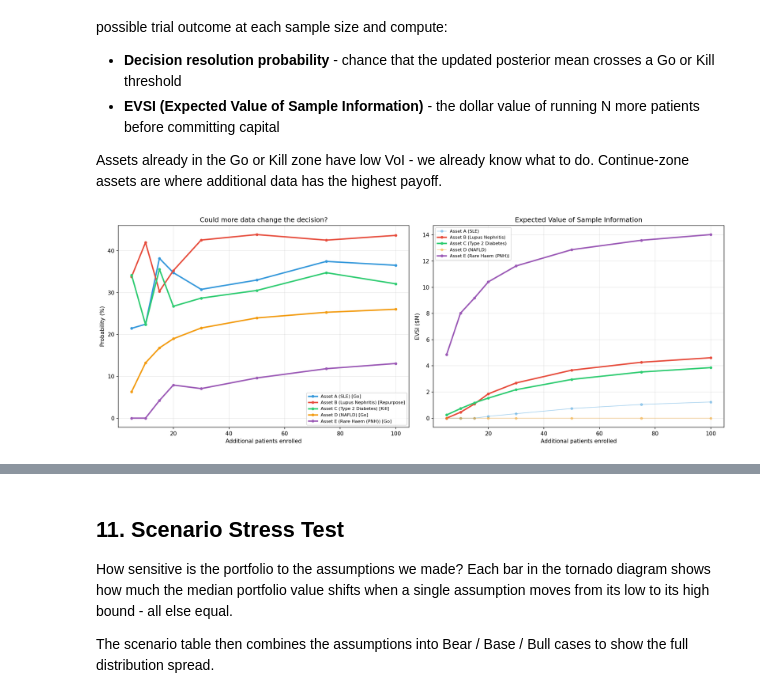
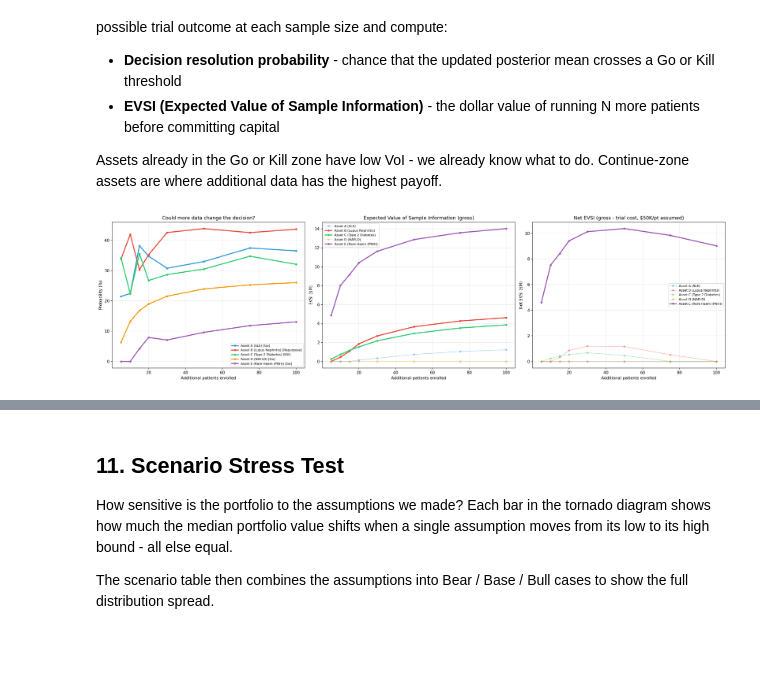
Before and after one commit to ChristopherSNelson/PoTS_decisionTool, a Jupyter notebook: portfolio_demo.ipynb, the cells around one changed output, grey strips where cells are left out. Drawn from its saved outputs; the diff is of its cells as text; code cells hidden in the pictures; blank space fills up the shorter version.

```diff
--- a/portfolio_demo.ipynb
+++ b/portfolio_demo.ipynb
@@ -177,22 +177,30 @@ display(decision_df[['Asset', 'Phase', 'Current Indication', 'PoTS', '90% CI',
 ## 6. Capital Allocation
 # %%
 budget = 350
-enpv, funded, remaining = capital_allocation(mean_post, revenue, cost, budget)
+decisions_list = decision_df['Decision'].tolist()
+enpv, funded, remaining = capital_allocation(mean_post, revenue, cost, budget,
+                                              decisions=decisions_list)
 
 order = np.argsort(-enpv)
 max_enpv = max(abs(enpv))
 
 fig, ax = plt.subplots(figsize=(10, 5))
 y_labels = [f'{assets[i]} - {indications[i]}' for i in order]
-bar_colors = ['#2ecc71' if funded[i] else '#cccccc' for i in order]
-ax.barh(y_labels, enpv[order], color=bar_colors)
+bar_colors = ['#2ecc71' if funded[i] else ('#e74c3c' if decisions_list[i] == 'Kill' else '#cccccc') for i in order]
+bars = ax.barh(y_labels, enpv[order], color=bar_colors)
+for j, i in enumerate(order):
+    if decisions_list[i] == 'Kill':
+        bars[j].set_hatch('//')
 ax.axvline(x=0, color='black', linewidth=1)
 
 for j, i in enumerate(order):
     val = enpv[i]
-    label = f'{chr(36)}{abs(val):.0f}M'
     if funded[i]:
-        label += ' - FUNDED'
+        label = f'{chr(36)}{abs(val):.0f}M - FUNDED'
+    elif decisions_list[i] == 'Kill':
+        label = f'{chr(36)}{abs(val):.0f}M - KILLED'
+    else:
+        label = f'{chr(36)}{abs(val):.0f}M'
     if val > max_enpv * 0.4:
         ax.text(val - 8, j, label, va='center', ha='right',
                 fontsize=9, fontweight='bold', color='white')
@@ -200,7 +208,7 @@ for j, i in enumerate(order):
         ax.text(max(val, 0) + 8, j, label, va='center', ha='left', fontsize=9)
 
 ax.set_xlabel('Expected NPV ({})'.format(chr(36) + 'M'))
-ax.set_title(f'Capital Allocation (Budget: {chr(36)}{budget}M)')
+ax.set_title(f'Capital Allocation (Budget: {chr(36)}{budget}M) - killed assets excluded')
 fig.tight_layout()
 fig.savefig('plots/capital_allocation.png', bbox_inches='tight')
 plt.show()
@@ -333,9 +341,11 @@ and compute:
 Assets already in the Go or Kill zone have low VoI - we already know what to do.
 Continue-zone assets are where additional data has the highest payoff.
 # %%
+cost_per_patient = 0.05  # $50K per patient (rare disease assumption)
 sample_sizes = np.array([5, 10, 15, 20, 30, 50, 75, 100])
 voi_results, sample_sizes = value_of_information(
-    alpha_post, beta_post, phases, revenue, cost, sample_sizes)
+    alpha_post, beta_post, phases, revenue, cost, sample_sizes,
+    cost_per_patient=cost_per_patient)
 
 decisions = decision_df['Decision'].tolist()
 asset_colors = ['#3498db', '#e74c3c', '#2ecc71', '#f39c12', '#9b59b6']
@@ -343,7 +353,7 @@ asset_colors = ['#3498db', '#e74c3c', '#2ecc71', '#f39c12', '#9b59b6']
 # --- Plot 1: Probability current decision FLIPS with more data ---
 # For Go assets: P(new_mean < go_t). For Kill: P(new_mean > kill_t).
 # For Continue/Repurpose: P(crosses either threshold) = resolution prob.
-fig, (ax1, ax2) = plt.subplots(1, 2, figsize=(16, 6))
+fig, (ax1, ax2, ax3) = plt.subplots(1, 3, figsize=(22, 6))
 
 for i in range(n):
     res = voi_results[i]
@@ -368,7 +378,7 @@ ax1.set_title('Could more data change the decision?')
 ax1.legend(fontsize=8, loc='best')
 ax1.grid(alpha=0.3)
 
-# --- Plot 2: EVSI in $M ---
+# --- Plot 2: Gross EVSI in $M ---
 for i in range(n):
     res = voi_results[i]
     dec = decisions[i]
@@ -381,9 +391,26 @@ for i in range(n):
 
 ax2.set_xlabel('Additional patients enrolled')
 ax2.set_ylabel('EVSI ({}M)'.format(chr(36)))
-ax2.set_title('Expected Value of Sample Information')
+ax2.set_title('Expected Value of Sample Information (gross)')
 ax2.legend(fontsize=8, loc='best')
 ax2.grid(alpha=0.3)
+
+# --- Plot 3: Net EVSI (gross EVSI minus trial cost) ---
+for i in range(n):
+    res = voi_results[i]
+    net_ev = res['net_evsi']
+    lw = 2.5 if net_ev.max() > 2.0 else 1.2
+    alpha_line = 1.0 if net_ev.max() > 2.0 else 0.4
+    ax3.plot(sample_sizes, net_ev,
+             '-', color=asset_colors[i], linewidth=lw, alpha=alpha_line,
+             marker='o', markersize=4,
+             label=f"{assets[i]} ({indications[i]})")
+
+ax3.set_xlabel('Additional patients enrolled')
+ax3.set_ylabel('Net EVSI ({}M)'.format(chr(36)))
+ax3.set_title(f'Net EVSI (gross - trial cost, {chr(36)}50K/pt assumed)')
+ax3.legend(fontsize=8, loc='best')
+ax3.grid(alpha=0.3)
 
 fig.tight_layout()
 fig.savefig('plots/value_of_information.png', bbox_inches='tight')
@@ -400,42 +427,43 @@ for i in range(n):
         flip_prob = 1 - res['kill_prob']
     else:
         flip_prob = res['resolution_prob']
 
     peak_evsi = res['evsi'].max()
-    peak_n = int(sample_sizes[res['evsi'].argmax()])
+    peak_net_evsi = res['net_evsi'].max()
+    optimal_n = int(sample_sizes[res['net_evsi'].argmax()]) if peak_net_evsi > 0 else None
     flip_at_20 = flip_prob[sample_sizes == 20][0] * 100 if 20 in sample_sizes else None
 
     rows.append({
         'Asset': assets[i],
         'Indication': indications[i],
         'Phase': phases[i],
         'Current Decision': dec,
         'PoTS': f"{res['current_mean']:.3f}",
         'P(flip) at N=20': f"{flip_at_20:.0f}%",
         f'Peak EVSI ({chr(36)}M)': f"{peak_evsi:.1f}",
-        'Peak at N': peak_n,
+        f'Net EVSI ({chr(36)}M)': f"{peak_net_evsi:.1f}",
+        'Optimal N': optimal_n if optimal_n is not None else 'N/A',
     })
 
 voi_df = pd.DataFrame(rows)
 display(voi_df)
 
 # Actionable narrative
 print('\n--- Value of Information Summary ---\n')
 for _, row in voi_df.iterrows():
     asset = row['Asset']
     dec = row['Current Decision']
-    evsi = float(row[f'Peak EVSI ({chr(36)}M)'])
+    net_evsi = float(row[f'Net EVSI ({chr(36)}M)'])
+    opt_n = row['Optimal N']
     flip = row['P(flip) at N=20']
-    peak_n = row['Peak at N']
 
-    if evsi < 1.0:
-        print(f"{asset} ({dec}): Decision is robust. Additional data worth <{chr(36)}1M.")
-    elif evsi < 5.0:
-        print(f"{asset} ({dec}): Moderate VoI ({chr(36)}{evsi:.0f}M). "
+    if net_evsi <= 0:
+        print(f"{asset} ({dec}): Trial cost exceeds info value. No additional enrollment recommended.")
+    elif net_evsi < 1.0:
+        print(f"{asset} ({dec}): Low net VoI ({chr(36)}{net_evsi:.1f}M after trial costs). "
               f"{flip} chance of flip with 20 more patients.")
     else:
-        print(f"{asset} ({dec}): HIGH VoI ({chr(36)}{evsi:.0f}M). "
-              f"Data is thin - {flip} chance of flip with 20 more patients. "
-              f"Consider enrolling ~{peak_n} more before committing.")
+        print(f"{asset} ({dec}): Net VoI is {chr(36)}{net_evsi:.1f}M. "
+              f"Optimal: enroll ~{opt_n} more patients before committing capital.")
 # %% [output]
-[figure, old version]
+[figure, new version]
```
Also changed, not shown: parts of 4 cells of this notebook, 5 other files.
